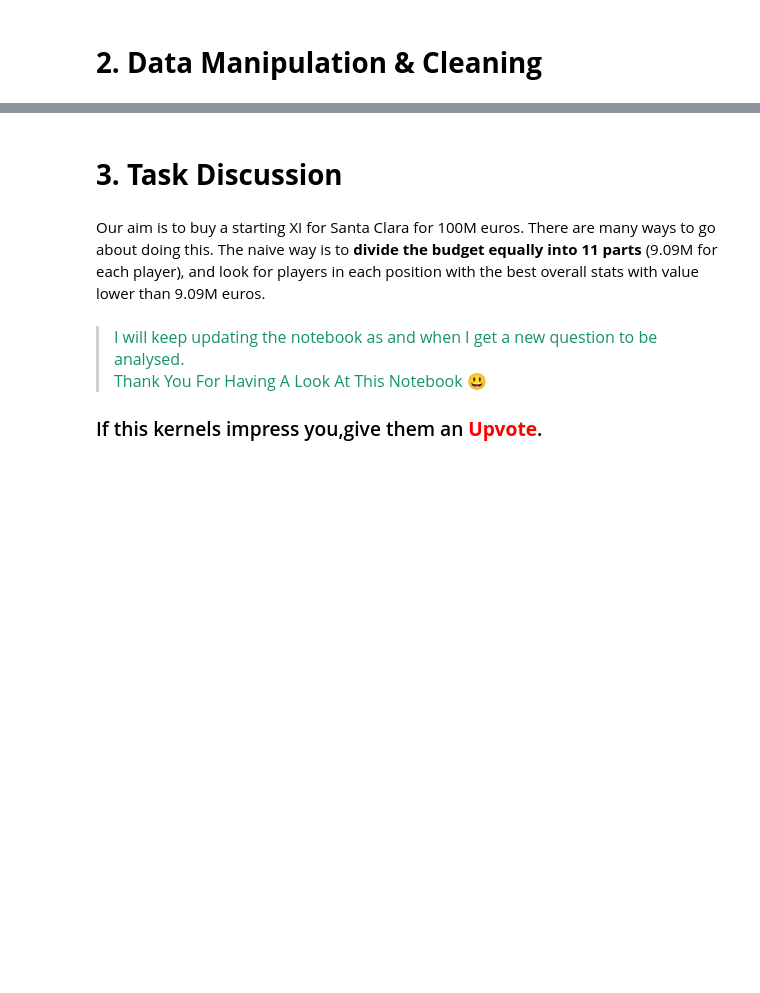
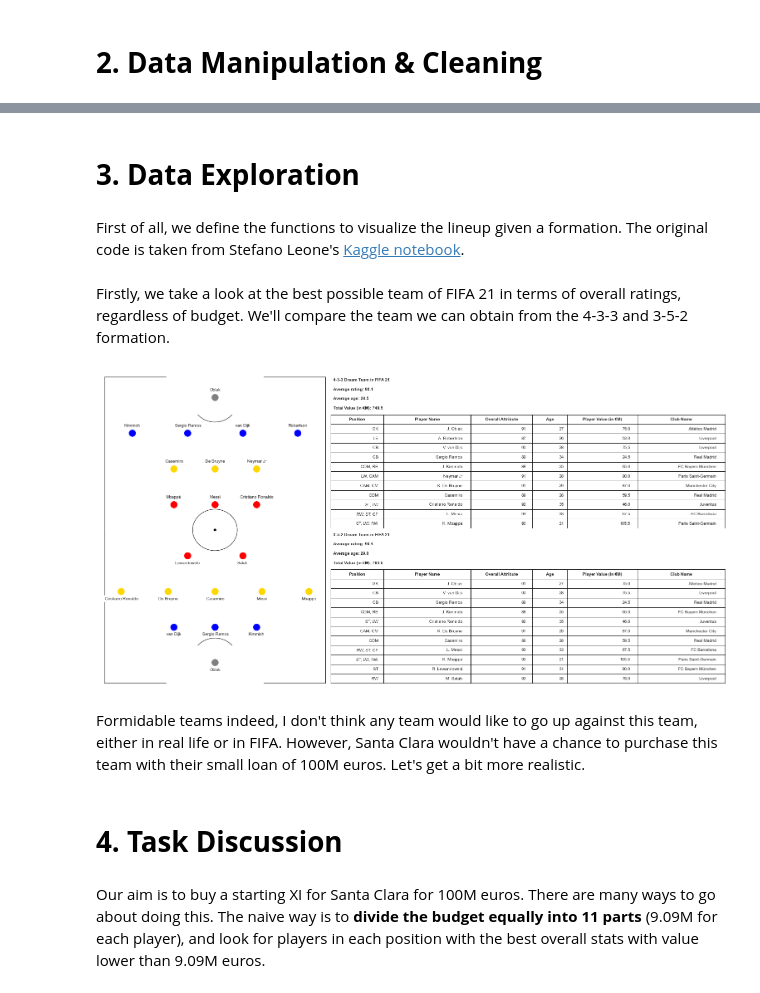
Before and after one commit to tiendatscorpy/optimized-transfer-window, a Jupyter notebook: fifa-21-eda-cleaning.ipynb, the cells around one changed output, grey strips where cells are left out. Saved outputs shown, nothing was run; the diff lists cells and outputs as text; code cells hidden in the pictures; blank space fills up the shorter version.

```diff
--- a/fifa-21-eda-cleaning.ipynb
+++ b/fifa-21-eda-cleaning.ipynb
@@ -77,3 +68,0 @@ new_player_position = fifa_21['player_positions'].str.get_dummies(sep=',').add_p
-# %%
-fifa_21 =  pd.concat([fifa_21,new_player_position],axis = 1)
-fifa_21 =  fifa_21.drop('player_positions',axis=1)
@@ -120,2 +119,4 @@ Length: 126, dtype: int64
 # %% [markdown]
-# **3. Task Discussion** <a class="anchor" id="3"></a>
+# **3. Data Exploration** <a class="anchor" id="3"></a>
+# %% [markdown]
+First of all, we define the functions to visualize the lineup given a formation. The original code is taken from Stefano Leone's [Kaggle notebook](https://www.kaggle.com/stefanoleone992/fifa-21-career-mode-players-lineup-visualization).
@@ -122,7 +570,25 @@ Length: 126, dtype: int64
+# %% [markdown]
+Firstly, we take a look at the best possible team of FIFA 21 in terms of overall ratings, regardless of budget. We'll compare the team we can obtain from the 4-3-3 and 3-5-2 formation.
+# %%
+best_players_21_433 = get_best_lineup(fifa_21, squad_433)
+best_players_21_352 = get_best_lineup(fifa_21, squad_352)
+
+
+fig = plt.figure()
+fig.set_size_inches(10, 14)
+ax = fig.add_subplot(1, 1, 1)
+draw_pitch(ax)
+draw_players(best_players_21_433, '4-3-3 Dream Team in FIFA 21', '4-3-3', \
+             best_players_21_352, '3-5-2 Dream Team in FIFA 21', '3-5-2')
+plt.xlim(-2, 82)
+plt.ylim(-2, 122)
+plt.axis('off')
+plt.show()
+# %% [output]
+[figure, added]
+# %% [markdown]
+Formidable teams indeed, I don't think any team would like to go up against this team, either in real life or in FIFA. However, Santa Clara wouldn't have a chance to purchase this team with their small loan of 100M euros. Let's get a bit more realistic.
+# %% [markdown]
+# **4. Task Discussion** <a class="anchor" id="4"></a>
 # %% [markdown]
 Our aim is to buy a starting XI for Santa Clara for 100M euros. There are many ways to go about doing this. The naive way is to **divide the budget equally into 11 parts** (9.09M for each player), and look for players in each position with the best overall stats with value lower than 9.09M euros.
-# %% [markdown]
-<blockquote><p style="font-size:16px; color:#159364; font-family:verdana;">I will keep updating the notebook as and when I get a new question to be analysed.<br>
-Thank You For Having A Look At This Notebook 😃</p></blockquote>
-
-### If this kernels impress you,give them an <font size="+2" color="red"><b>Upvote</b></font>.<br>
```
Also changed, not shown: parts of 28 cells of this notebook.
